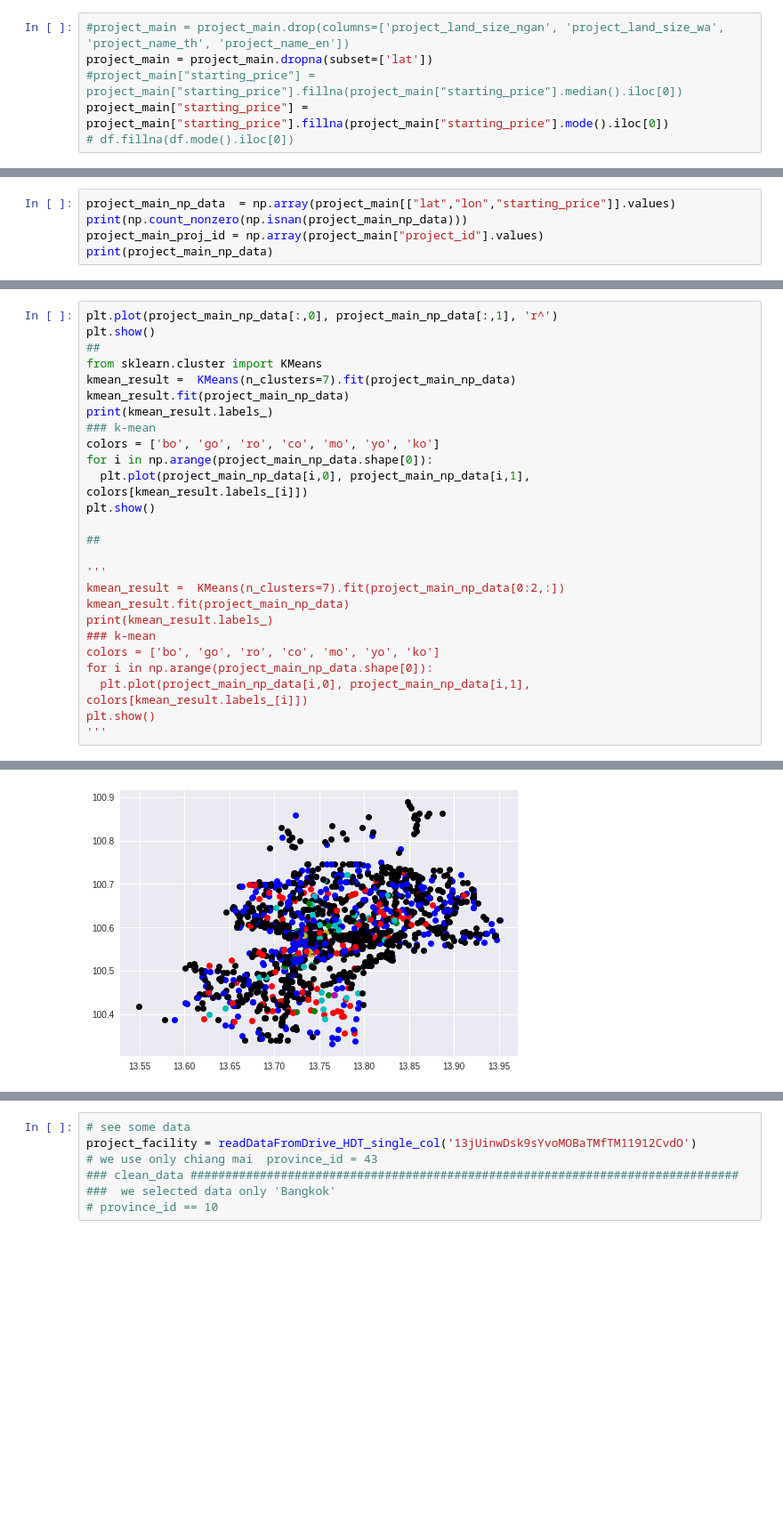
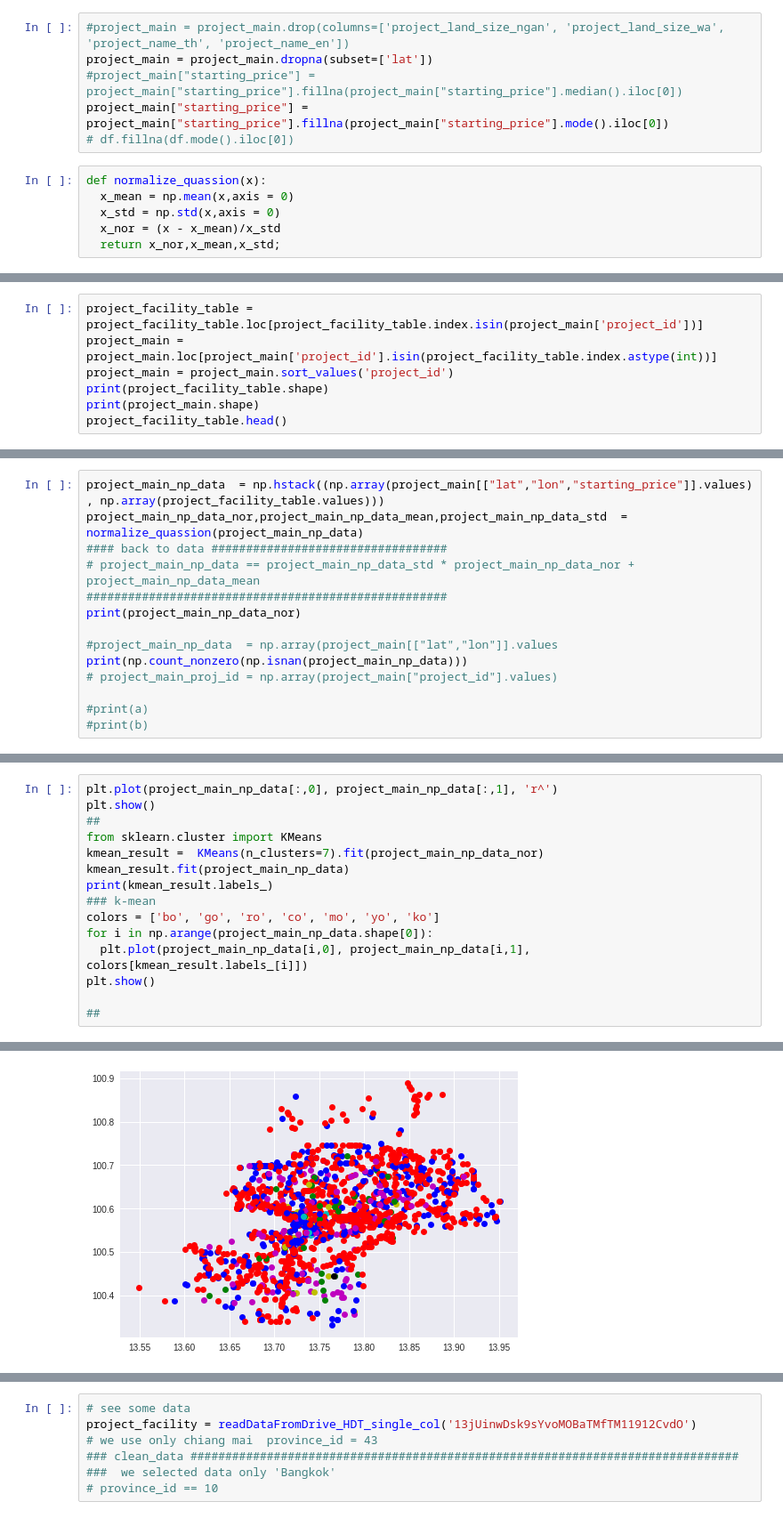
Before and after one commit to Pataweepr/applyML_vistec_2019, a Jupyter notebook: hw2_homeDotTech.ipynb, the cells around one changed output, grey strips where cells are left out. Shown at 89% size. Drawn from its saved outputs; the diff is of its cells as text; blank space fills up the shorter version.

```diff
--- a/hw2_homeDotTech.ipynb
+++ b/hw2_homeDotTech.ipynb
@@ -289,3 +268,9 @@ project_main = project_main.dropna(subset=['lat'])
 #project_main["starting_price"] = project_main["starting_price"].fillna(project_main["starting_price"].median().iloc[0])
 project_main["starting_price"] = project_main["starting_price"].fillna(project_main["starting_price"].mode().iloc[0])
 # df.fillna(df.mode().iloc[0])
+# %%
+def normalize_quassion(x):
+  x_mean = np.mean(x,axis = 0)
+  x_std = np.std(x,axis = 0)
+  x_nor = (x - x_mean)/x_std
+  return x_nor,x_mean,x_std;
@@ -291,0 +302,7 @@ project_main["starting_price"] = project_main["starting_price"].fillna(project_m
+# %%
+project_facility_table = project_facility_table.loc[project_facility_table.index.isin(project_main['project_id'])]
+project_main = project_main.loc[project_main['project_id'].isin(project_facility_table.index.astype(int))]
+project_main = project_main.sort_values('project_id')
+print(project_facility_table.shape)
+print(project_main.shape)
+project_facility_table.head()
@@ -292,6 +321,15 @@ project_main["starting_price"] = project_main["starting_price"].fillna(project_m
 # %%
-project_main_np_data  = np.array(project_main[["lat","lon","starting_price"]].values)
+project_main_np_data  = np.hstack((np.array(project_main[["lat","lon","starting_price"]].values) , np.array(project_facility_table.values)))
+project_main_np_data_nor,project_main_np_data_mean,project_main_np_data_std  = normalize_quassion(project_main_np_data)
+#### back to data ##################################
+# project_main_np_data == project_main_np_data_std * project_main_np_data_nor + project_main_np_data_mean
+####################################################
+print(project_main_np_data_nor)
+
+#project_main_np_data  = np.array(project_main[["lat","lon"]].values
 print(np.count_nonzero(np.isnan(project_main_np_data)))
-project_main_proj_id = np.array(project_main["project_id"].values)
-print(project_main_np_data)
+# project_main_proj_id = np.array(project_main["project_id"].values)
+
+#print(a)
+#print(b)
 # %% [output]
@@ -308,7 +396,7 @@ plt.plot(project_main_np_data[:,0], project_main_np_data[:,1], 'r^')
 plt.show()
 ##
 from sklearn.cluster import KMeans
-kmean_result =  KMeans(n_clusters=7).fit(project_main_np_data)
+kmean_result =  KMeans(n_clusters=7).fit(project_main_np_data_nor)
 kmean_result.fit(project_main_np_data)
 print(kmean_result.labels_)
 ### k-mean
@@ -318,15 +406,4 @@ for i in np.arange(project_main_np_data.shape[0]):
 plt.show()
 
 ##
-
-'''
-kmean_result =  KMeans(n_clusters=7).fit(project_main_np_data[0:2,:])
-kmean_result.fit(project_main_np_data)
-print(kmean_result.labels_)
-### k-mean
-colors = ['bo', 'go', 'ro', 'co', 'mo', 'yo', 'ko']
-for i in np.arange(project_main_np_data.shape[0]):
-  plt.plot(project_main_np_data[i,0], project_main_np_data[i,1], colors[kmean_result.labels_[i]])
-plt.show()
-'''
 # %% [output]
@@ -335,2 +412,2 @@ plt.show()
-[figure, old version]
+[figure, new version]
 "\nkmean_result =  KMeans(n_clusters=7).fit(project_main_np_data[0:2,:])\nkmean_result.fit(project_main_np_data)\nprint(kmean_result.labels_)\n### k-mean \ncolors = ['bo', 'go', 'ro', 'co', 'mo', 'yo' ...
```
Also changed, not shown: parts of 16 cells of this notebook.
